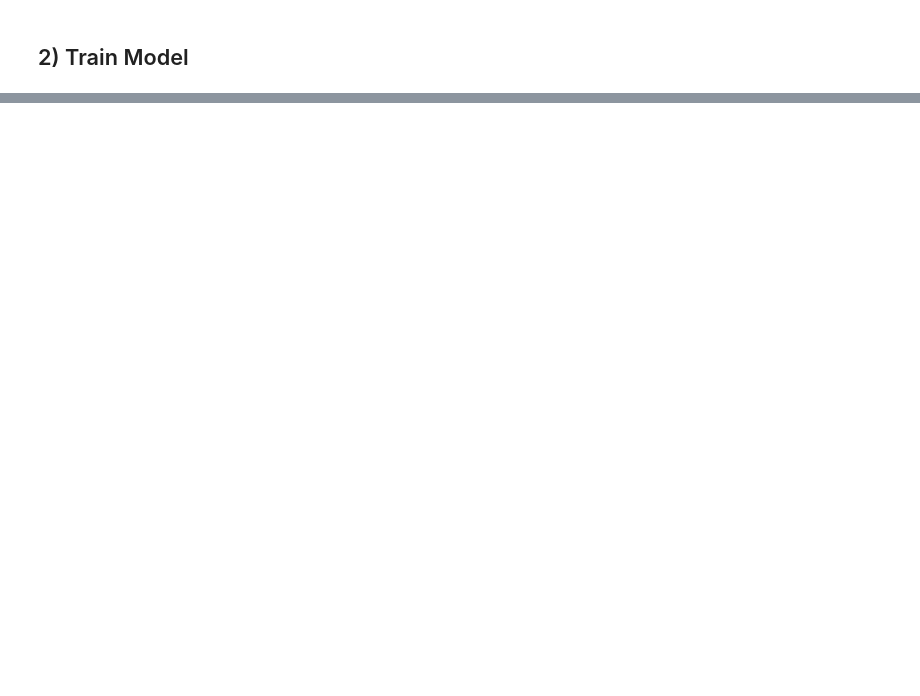
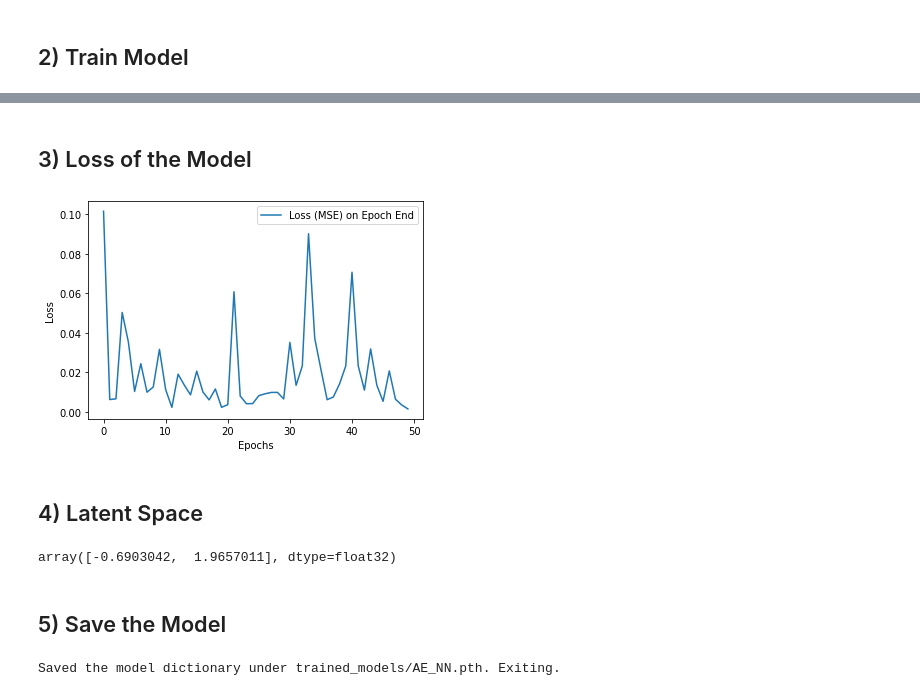
Before and after one commit to leonrenn/datascience_seminar, a Jupyter notebook: AutoEncoder/train_model.ipynb, the cells around one changed output, grey strips where cells are left out. Drawn from its saved outputs; the diff is of its cells as text; code cells hidden in the pictures; blank space fills up the shorter version.

```diff
--- a/AutoEncoder/train_model.ipynb
+++ b/AutoEncoder/train_model.ipynb
@@ -108,0 +114,31 @@ plt.show()
+# %% [markdown]
+## 3) Loss of the Model
+# %%
+loss_on_epoch_end = model.total_loss
+
+plt.plot(loss_on_epoch_end, label="Loss (MSE) on Epoch End")
+plt.xlabel("Epochs")
+plt.ylabel("Loss")
+plt.legend()
+plt.show()
+# %% [output]
+[figure, added]
+# %% [markdown]
+## 4) Latent Space
+# %%
+latent_space = model.encoder(data_after_training).detach().numpy()
+latent_space
+# %% [output]
+array([-0.6903042,  1.9657011], dtype=float32)
+# %% [markdown]
+## 5) Save the Model
+# %%
+# path to save parameters from training
+PATH = "trained_models/AE_NN.pth"
+if not os.path.exists(os.path.dirname(PATH)):
+    os.mkdir(os.path.dirname(PATH))
+
+torch.save(model.state_dict(), PATH)
+print(f"Saved the model dictionary under {PATH}. Exiting.")
+# %% [output]
+Saved the model dictionary under trained_models/AE_NN.pth. Exiting.
```
Also changed, not shown: parts of 7 cells of this notebook, 5 other files.
